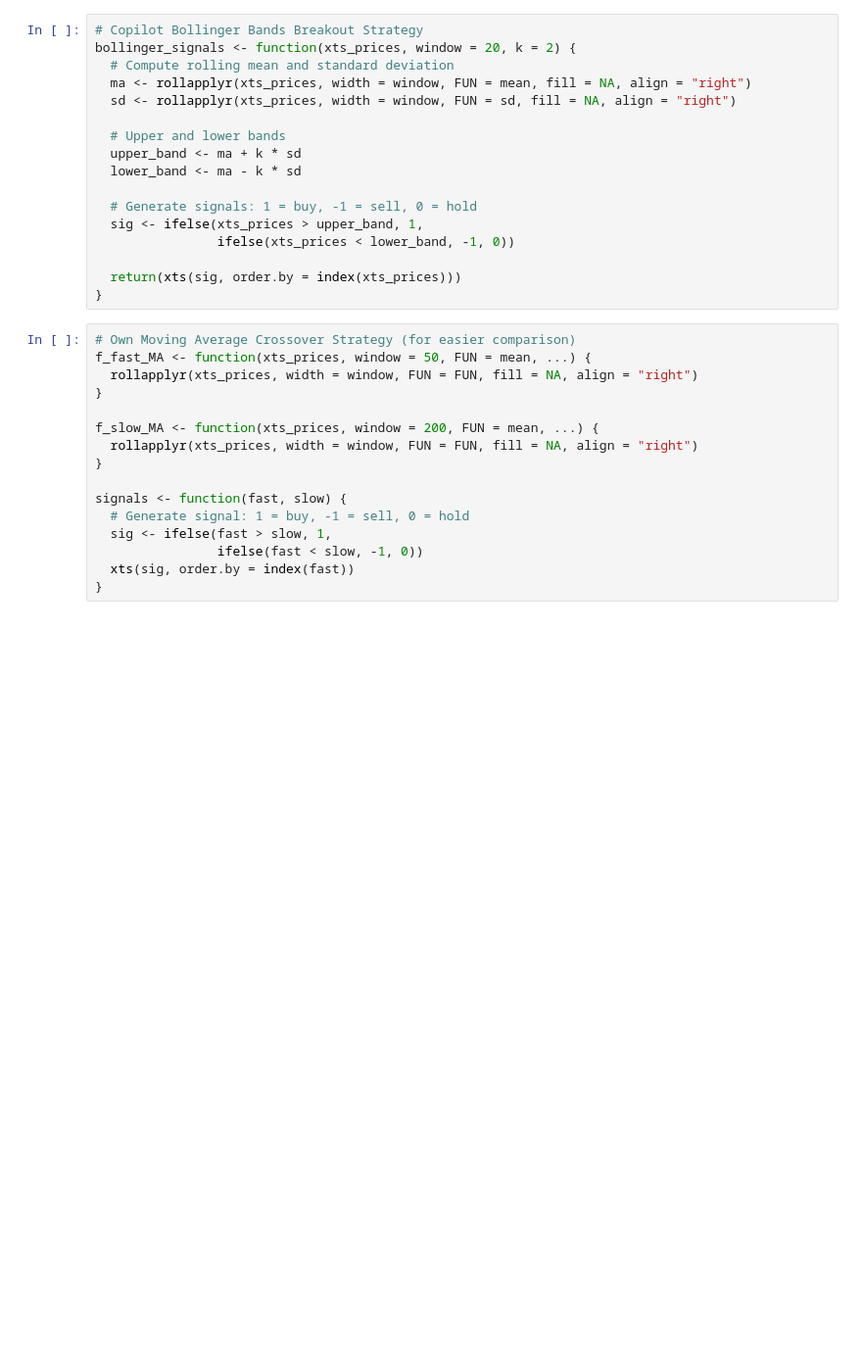
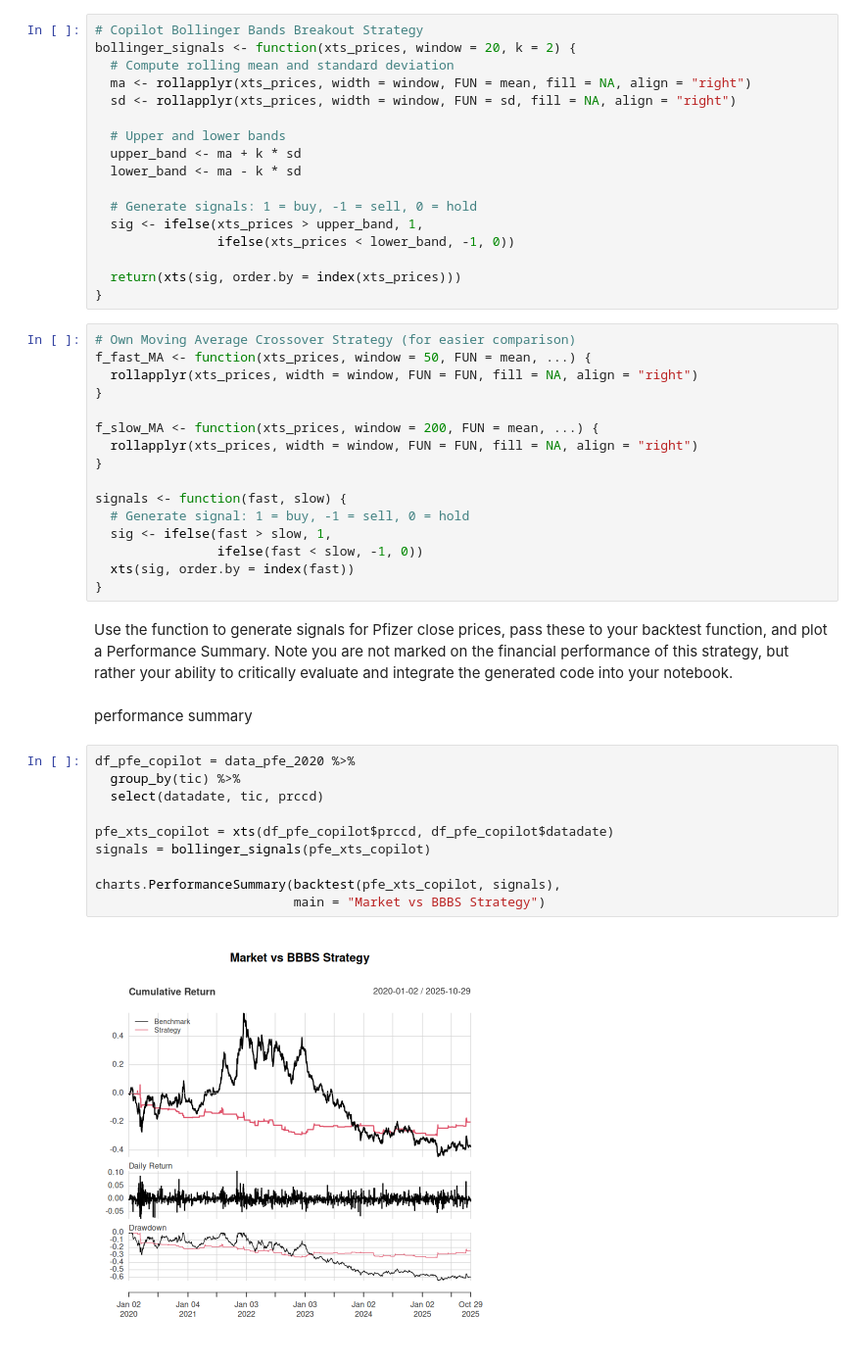
Before and after one commit to mg825/R_Assignment_1, a Jupyter notebook: Assignment-3/code3.ipynb, the cells around one changed output. Shown at 98% size. Saved outputs shown, nothing was run; the diff lists cells and outputs as text; blank space fills up the shorter version.

```diff
--- a/Assignment-3/code3.ipynb
+++ b/Assignment-3/code3.ipynb
@@ -457,3 +434,19 @@ signals <- function(fast, slow) {
                 ifelse(fast < slow, -1, 0))
   xts(sig, order.by = index(fast))
 }
+# %% [markdown]
+Use the function to generate signals for Pfizer close prices, pass these to your backtest function, and plot a Performance Summary. Note you are not marked on the financial performance of this strategy, but rather your ability to critically evaluate and integrate the generated code into your notebook.
+# %% [markdown]
+performance summary
+# %%
+df_pfe_copilot = data_pfe_2020 %>%
+  group_by(tic) %>%
+  select(datadate, tic, prccd)
+
+pfe_xts_copilot = xts(df_pfe_copilot$prccd, df_pfe_copilot$datadate)
+signals = bollinger_signals(pfe_xts_copilot)
+
+charts.PerformanceSummary(backtest(pfe_xts_copilot, signals),
+                          main = "Market vs BBBS Strategy")
+# %% [output]
+[figure, added]
```
Also changed, not shown: parts of 8 cells of this notebook.
